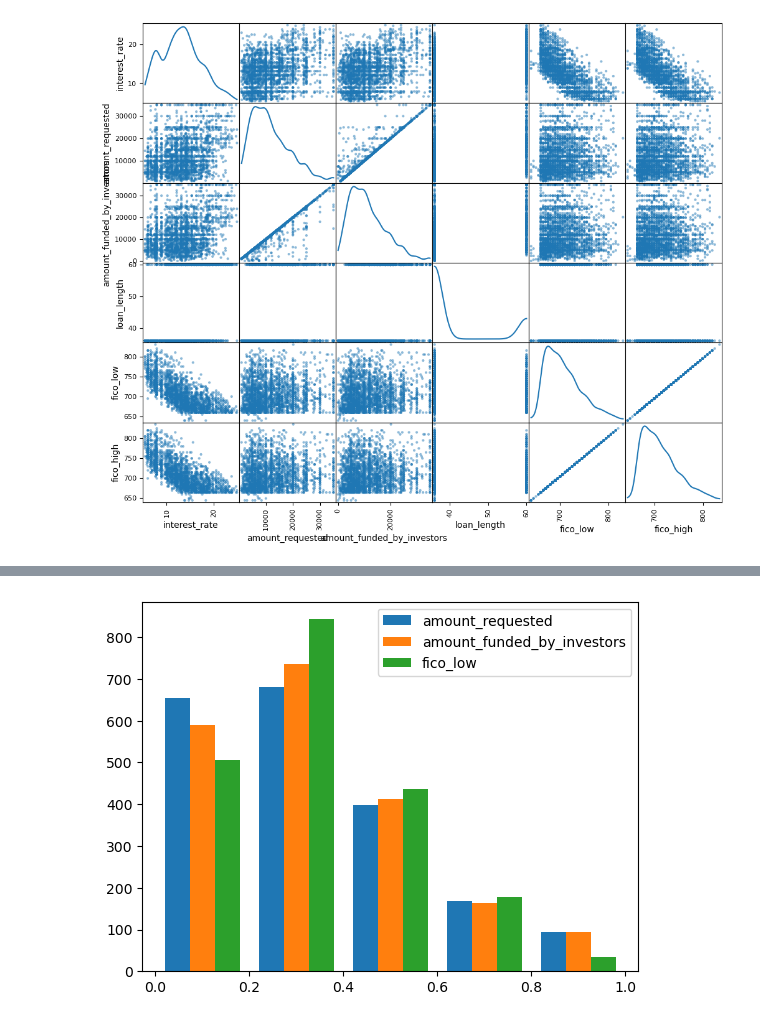
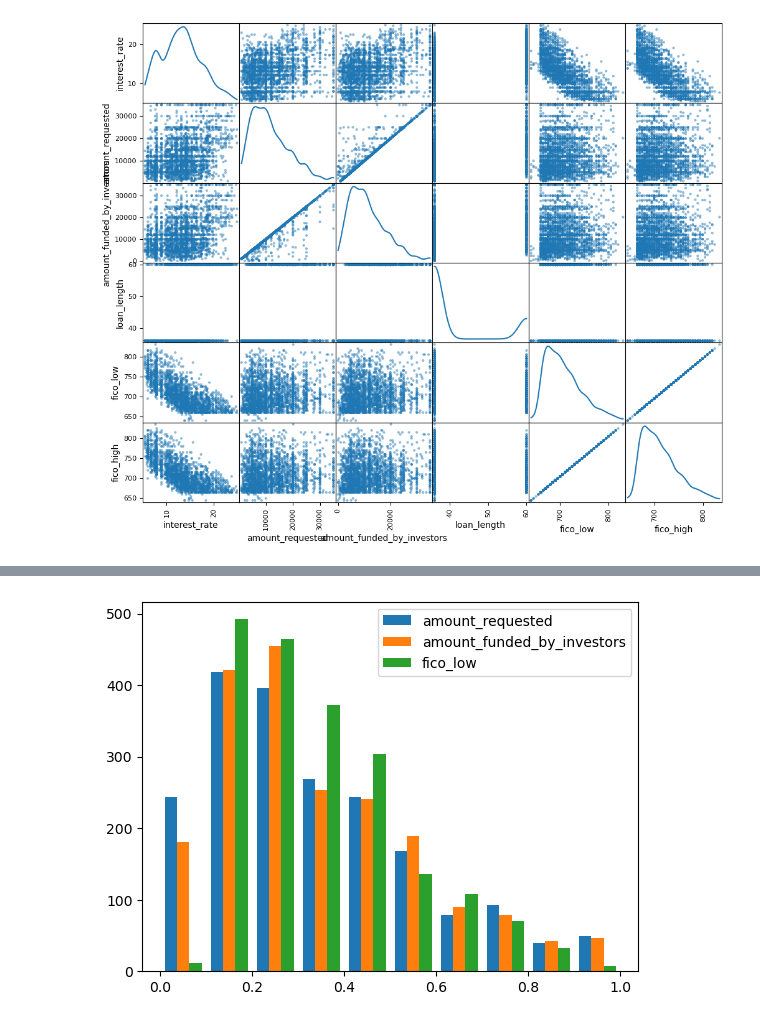
Before and after one commit to j-forte/Liner-Regression_CaseStudy, a Jupyter notebook: main.ipynb, the cells around one changed output, grey strips where cells are left out. Drawn from its saved outputs; the diff is of its cells as text; code cells hidden in the pictures.

```diff
--- a/main.ipynb
+++ b/main.ipynb
@@ -294,6 +297,6 @@ plt.show()
 # %%
-plt.hist(X_train_normal, bins=5, label= X_train_normal.columns)
+plt.hist(X_train_normal, bins=10, label= X_train_normal.columns)
 plt.legend(loc='upper right')
 plt.show()
 # %% [output]
-[figure, old version]
+[figure, new version]
```
Also changed, not shown: parts of 20 cells of this notebook, 1 other file.
